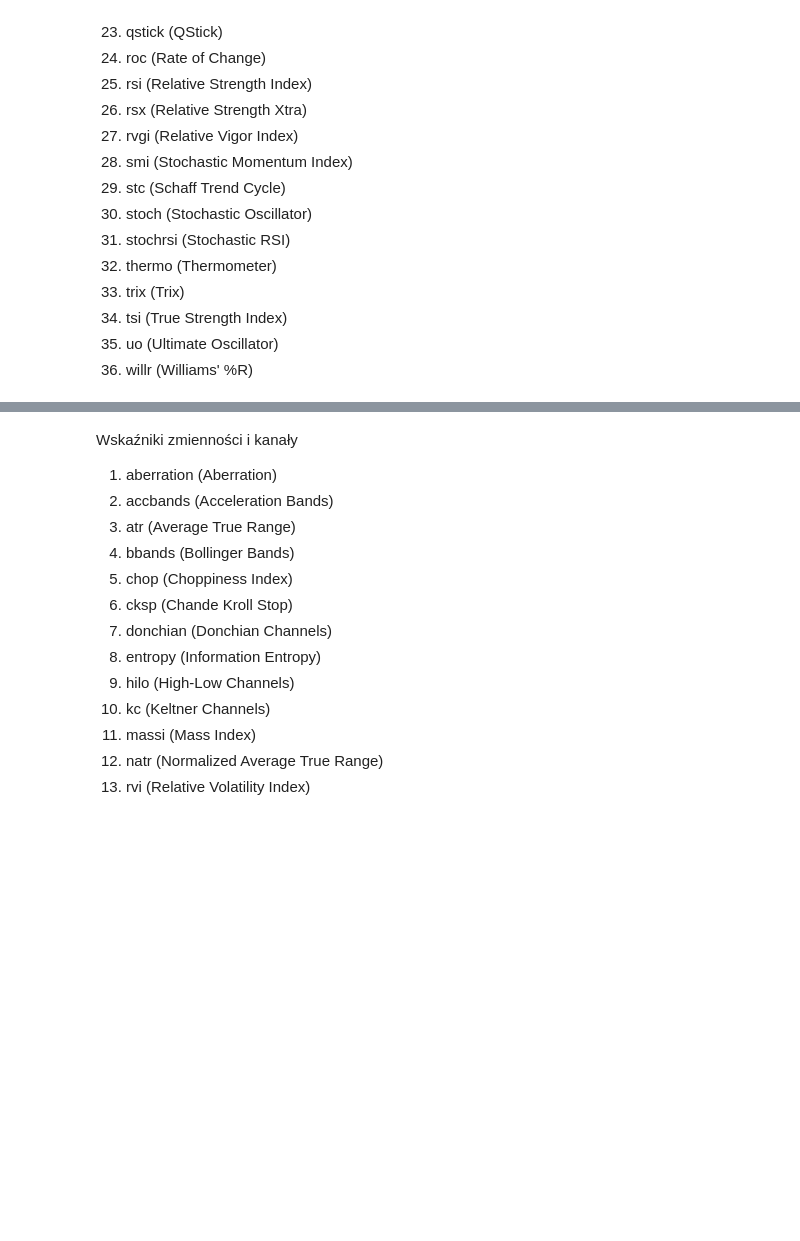
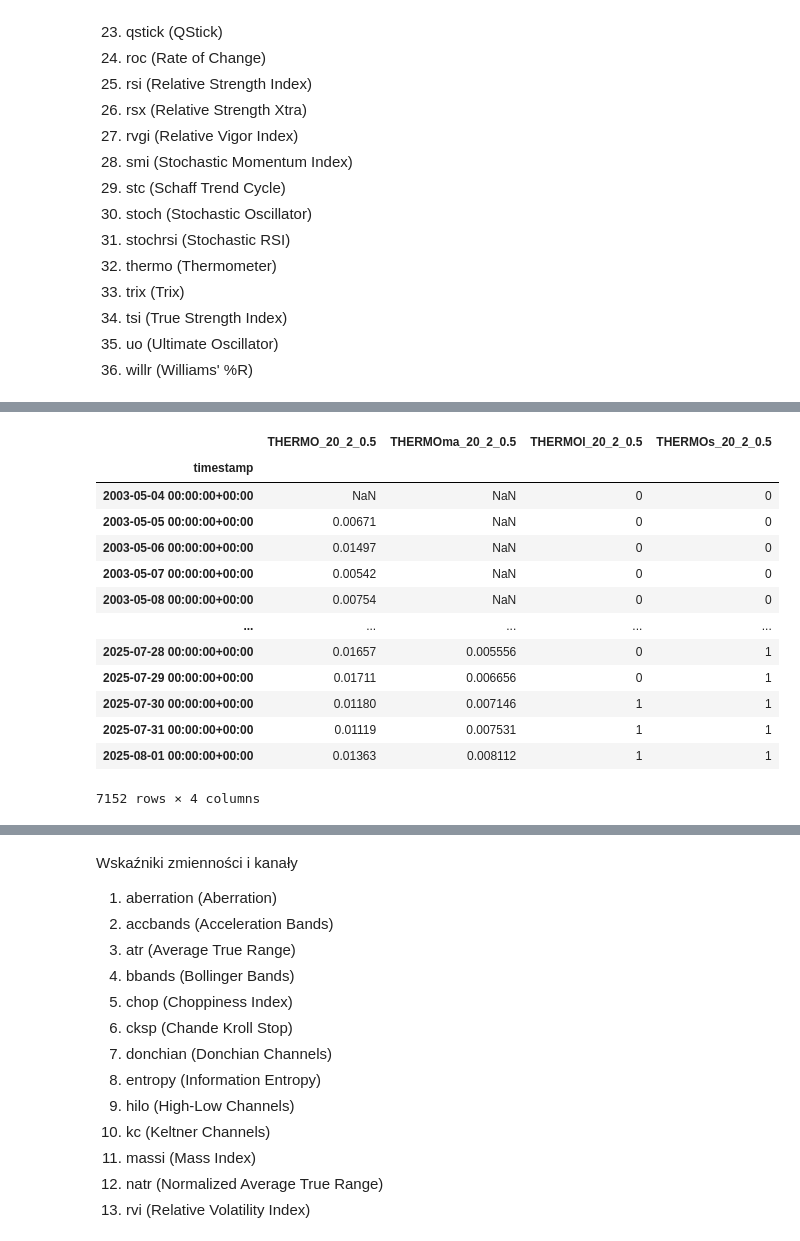
Before and after one commit to MichalTretowski/Trading_model, a Jupyter notebook: Trading.ipynb, the cells around one changed output, grey strips where cells are left out. Cells and saved outputs as stored; diff of their text form; code cells hidden in the pictures; blank space fills up the shorter version.

```diff
--- a/Trading.ipynb
+++ b/Trading.ipynb
@@ -521,0 +1136,19 @@ Default Inputs: length=10, fast=11, slow=14
+# %%
+# 32. Thermometer, ustawienia standardowe
+# Default Inputs: length=20, long=2, short=0.5, mamode='ema', drift=1, offset=0 <- parametry do modyfikacji
+df.ta.thermo(append=True)
+# %% [output]
+|  | THERMO_20_2_0.5 | THERMOma_20_2_0.5 | THERMOl_20_2_0.5 | THERMOs_20_2_0.5 |
+| timestamp |  |  |  |  |
+| 2003-05-04 00:00:00+00:00 | NaN | NaN | 0 | 0 |
+| 2003-05-05 00:00:00+00:00 | 0.00671 | NaN | 0 | 0 |
+| 2003-05-06 00:00:00+00:00 | 0.01497 | NaN | 0 | 0 |
+| 2003-05-07 00:00:00+00:00 | 0.00542 | NaN | 0 | 0 |
+| 2003-05-08 00:00:00+00:00 | 0.00754 | NaN | 0 | 0 |
+| ... | ... | ... | ... | ... |
+| 2025-07-28 00:00:00+00:00 | 0.01657 | 0.005556 | 0 | 1 |
+| 2025-07-29 00:00:00+00:00 | 0.01711 | 0.006656 | 0 | 1 |
+| 2025-07-30 00:00:00+00:00 | 0.01180 | 0.007146 | 1 | 1 |
+| 2025-07-31 00:00:00+00:00 | 0.01119 | 0.007531 | 1 | 1 |
+| 2025-08-01 00:00:00+00:00 | 0.01363 | 0.008112 | 1 | 1 |
+7152 rows × 4 columns
```
Also changed, not shown: parts of 196 cells of this notebook.
